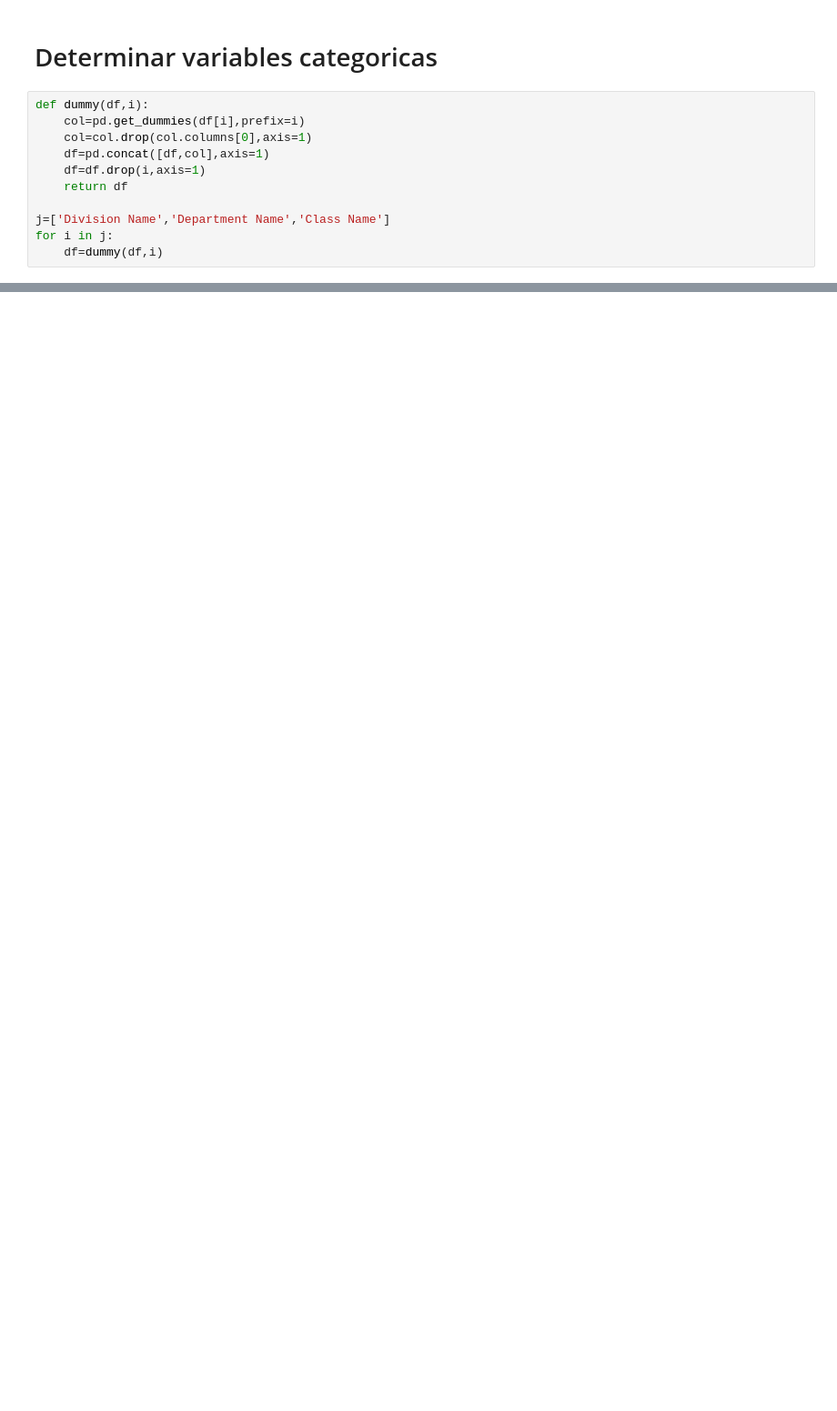
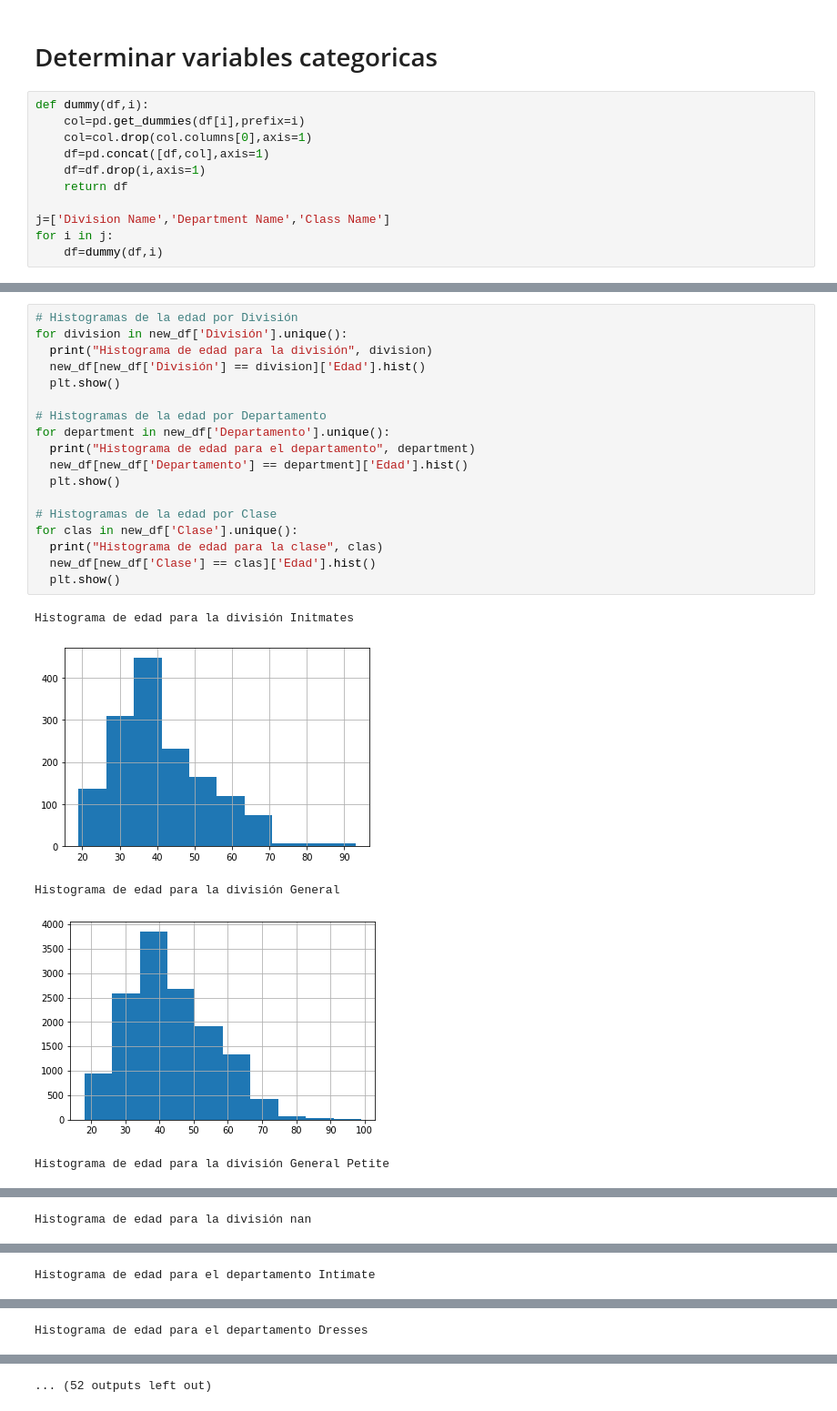
Before and after one commit to msaenzre07/Mineria-de-Datos, a Jupyter notebook: lab3_María_Sáenz.ipynb, the cells around one changed output, grey strips where cells are left out. Shown at 91% size. Drawn from its saved outputs; the diff is of its cells as text; blank space fills up the shorter version.

```diff
--- a/lab3_María_Sáenz.ipynb
+++ b/lab3_María_Sáenz.ipynb
@@ -157,0 +213,24 @@ def NameCount (df_in, column):
+# %%
+# Histogramas de la edad por División
+for division in new_df['División'].unique():
+  print("Histograma de edad para la división", division)
+  new_df[new_df['División'] == division]['Edad'].hist()
+  plt.show()
+
+# Histogramas de la edad por Departamento
+for department in new_df['Departamento'].unique():
+  print("Histograma de edad para el departamento", department)
+  new_df[new_df['Departamento'] == department]['Edad'].hist()
+  plt.show()
+
+# Histogramas de la edad por Clase
+for clas in new_df['Clase'].unique():
+  print("Histograma de edad para la clase", clas)
+  new_df[new_df['Clase'] == clas]['Edad'].hist()
+  plt.show()
+# %% [output]
+Histograma de edad para la división Initmates
+[figure, added]
+Histograma de edad para la división General
+[figure, added]
+Histograma de edad para la división General Petite
@@ -157,0 +238 @@ def NameCount (df_in, column):
+Histograma de edad para la división nan
@@ -157,0 +240 @@ def NameCount (df_in, column):
+Histograma de edad para el departamento Intimate
@@ -157,0 +242 @@ def NameCount (df_in, column):
+Histograma de edad para el departamento Dresses
@@ -157,0 +244 @@ def NameCount (df_in, column):
+... (52 outputs left out)
```
Also changed, not shown: parts of 30 cells of this notebook.
